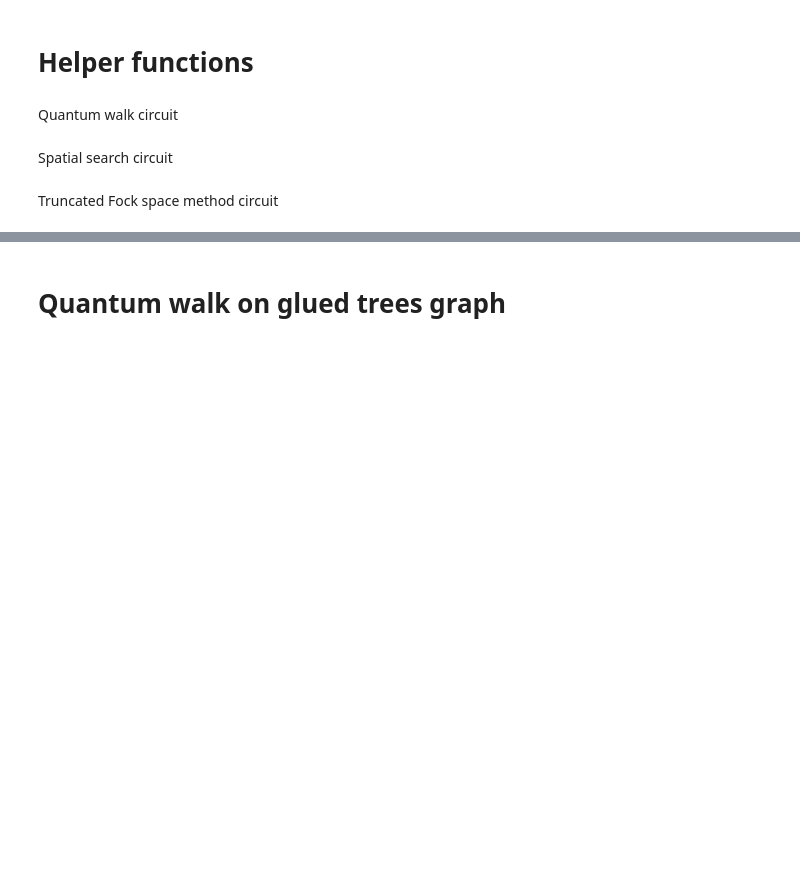
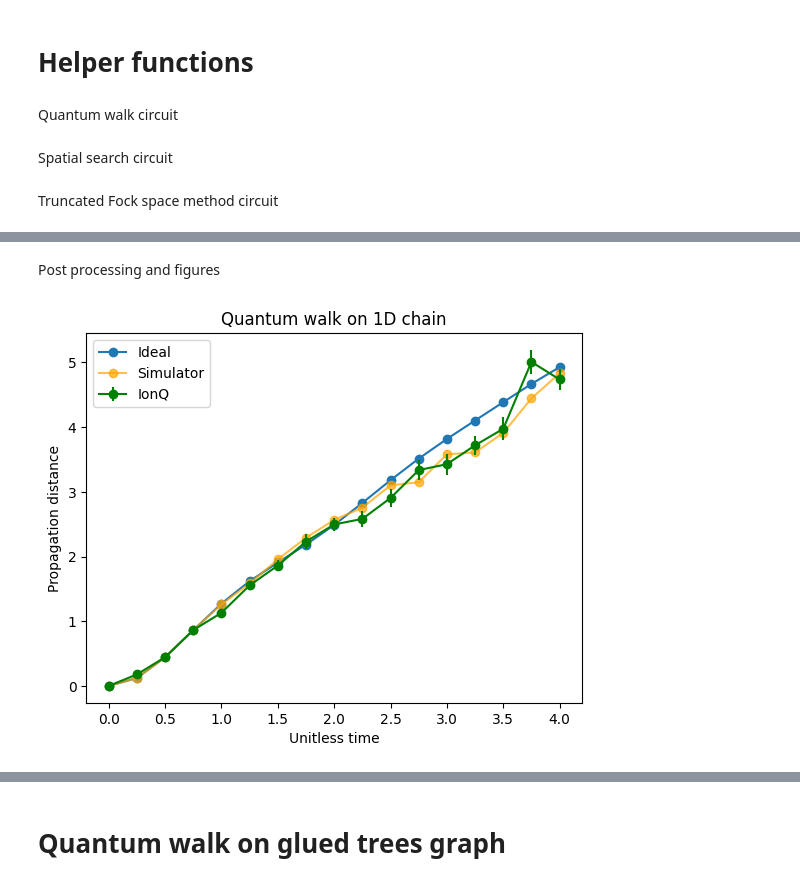
Before and after one commit to jiaqileng/hamiltonian-embedding, a Jupyter notebook: ionq_experiments.ipynb, the cells around one changed output, grey strips where cells are left out. Drawn from its saved outputs; the diff is of its cells as text; code cells hidden in the pictures; blank space fills up the shorter version.

```diff
--- a/ionq_experiments.ipynb
+++ b/ionq_experiments.ipynb
@@ -655,0 +762,2 @@ def tv_dist_err(freq_true, freq_sampled, num_samples):
+# %%
+ionq_freq = get_results(join(SAVE_DIR, qpu_job_ids_filename), num_time_points, codewords, use_error_mitigation)
@@ -655,0 +782,35 @@ def tv_dist_err(freq_true, freq_sampled, num_samples):
+# %% [markdown]
+Post processing and figures
+# %%
+sim_freq_normalized = np.zeros_like(sim_freq)
+for i in range(num_time_points):
+    if np.sum(sim_freq[i]) > 0:
+        sim_freq_normalized[i] = sim_freq[i] / np.sum(sim_freq[i])
+
+ionq_freq_normalized = np.zeros_like(ionq_freq)
+for i in range(num_time_points):
+    if np.sum(ionq_freq[i]) > 0:
+        ionq_freq_normalized[i] = ionq_freq[i] / np.sum(ionq_freq[i])
+
+num_samples_subspace_ionq = np.sum(ionq_freq, axis=1) * num_shots
+# %%
+# Ground truth
+psi_0 = np.zeros(N)
+psi_0[vertex] = 1
+
+psi = expm_multiply(-1j * A, psi_0, start=0, stop=T, num=num_time_points)
+ideal_dist = np.abs(psi) ** 2
+
+distance_vec = np.abs(np.arange(-int(N/2), int((N+1)/2)))
+
+# Compute propagation distance
+propagation_distance_ideal = ideal_dist @ distance_vec
+propagation_distance_sim = sim_freq_normalized @ distance_vec
+propagation_distance_ionq = ionq_freq_normalized @ distance_vec
+
+# Using unbiased sample variance to compute standard error
+propagation_distance_ionq_err = np.array(
+    [np.sqrt(ionq_freq_normalized[i] @ (distance_vec - propagation_distance_ionq[i]) ** 2 / (num_samples_subspace_ionq[i] - 1)) for i in range(num_time_points)]
+)
+
+valid_points_ionq = np.sum(ionq_freq, axis=1) > 0
@@ -655,0 +828,11 @@ def tv_dist_err(freq_true, freq_sampled, num_samples):
+# %%
+plt.plot(t_vals, propagation_distance_ideal, '-o', label="Ideal")
+plt.plot(t_vals, propagation_distance_sim, '-o', label="Simulator", alpha=0.7, color="orange")
+plt.errorbar(t_vals[valid_points_ionq], propagation_distance_ionq[valid_points_ionq], propagation_distance_ionq_err, fmt='-o', label="IonQ", color="green")
+plt.xlabel("Unitless time")
+plt.ylabel("Propagation distance")
+plt.title("Quantum walk on 1D chain")
+plt.legend()
+plt.show()
+# %% [output]
+[figure, added]
```
Also changed, not shown: parts of 51 cells of this notebook, 11 other files.
